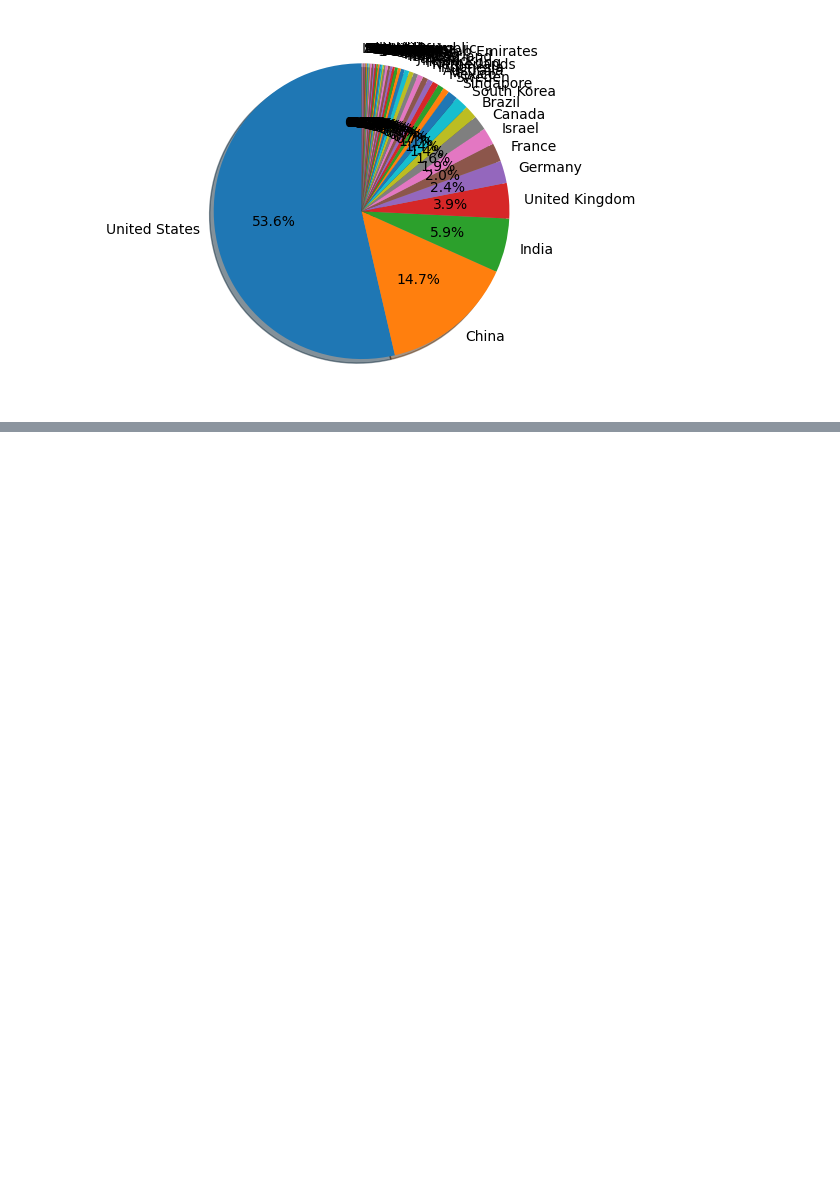
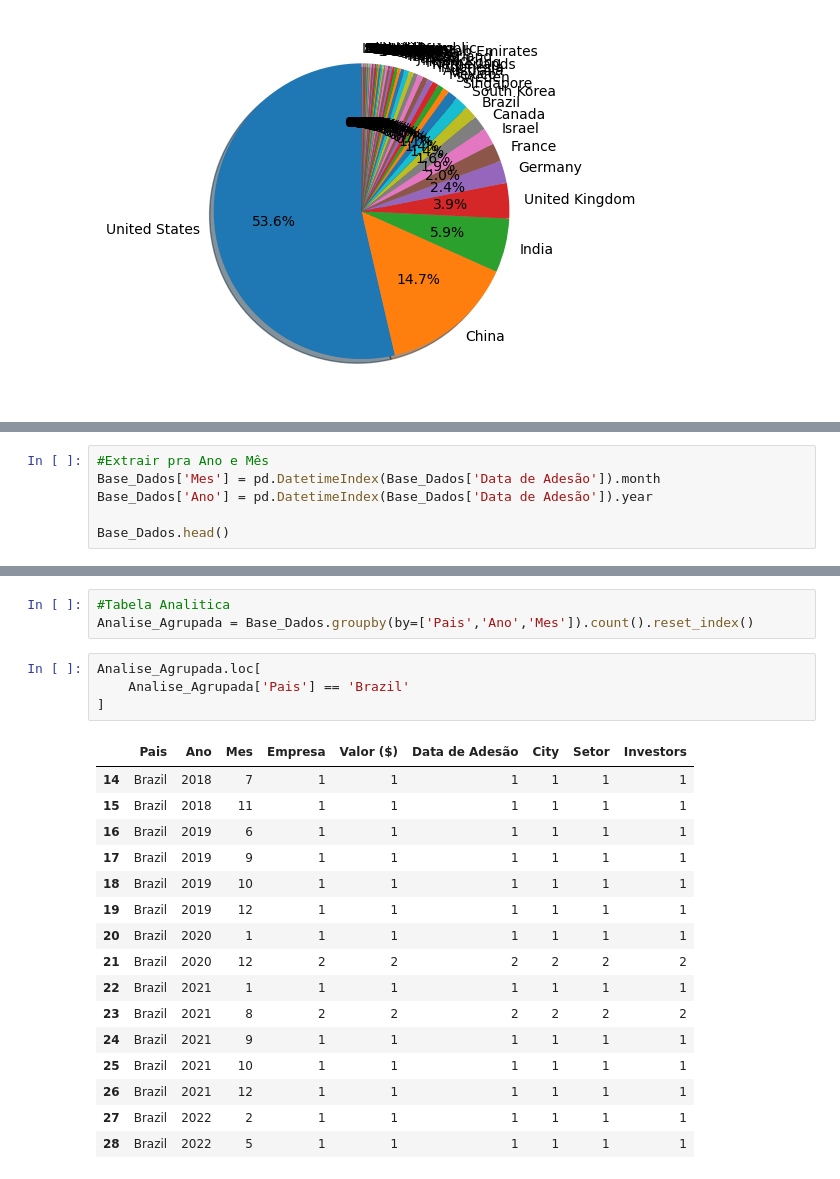
Before and after one commit to 21seya/Analise_dados_conceitos, a Jupyter notebook: projeto01_unicornio.ipynb, the cells around one changed output, grey strips where cells are left out. Cells and saved outputs as stored; diff of their text form; blank space fills up the shorter version.

```diff
--- a/projeto01_unicornio.ipynb
+++ b/projeto01_unicornio.ipynb
@@ -366,0 +392,6 @@ plt.pie(
+# %%
+#Extrair pra Ano e Mês
+Base_Dados['Mes'] = pd.DatetimeIndex(Base_Dados['Data de Adesão']).month
+Base_Dados['Ano'] = pd.DatetimeIndex(Base_Dados['Data de Adesão']).year
+
+Base_Dados.head()
@@ -366,0 +405,24 @@ plt.pie(
+# %%
+#Tabela Analitica
+Analise_Agrupada = Base_Dados.groupby(by=['Pais','Ano','Mes']).count().reset_index()
+# %%
+Analise_Agrupada.loc[
+    Analise_Agrupada['Pais'] == 'Brazil'
+]
+# %% [output]
+|  | Pais | Ano | Mes | Empresa | Valor ($) | Data de Adesão | City | Setor | Investors |
+| 14 | Brazil | 2018 | 7 | 1 | 1 | 1 | 1 | 1 | 1 |
+| 15 | Brazil | 2018 | 11 | 1 | 1 | 1 | 1 | 1 | 1 |
+| 16 | Brazil | 2019 | 6 | 1 | 1 | 1 | 1 | 1 | 1 |
+| 17 | Brazil | 2019 | 9 | 1 | 1 | 1 | 1 | 1 | 1 |
+| 18 | Brazil | 2019 | 10 | 1 | 1 | 1 | 1 | 1 | 1 |
+| 19 | Brazil | 2019 | 12 | 1 | 1 | 1 | 1 | 1 | 1 |
+| 20 | Brazil | 2020 | 1 | 1 | 1 | 1 | 1 | 1 | 1 |
+| 21 | Brazil | 2020 | 12 | 2 | 2 | 2 | 2 | 2 | 2 |
+| 22 | Brazil | 2021 | 1 | 1 | 1 | 1 | 1 | 1 | 1 |
+| 23 | Brazil | 2021 | 8 | 2 | 2 | 2 | 2 | 2 | 2 |
+| 24 | Brazil | 2021 | 9 | 1 | 1 | 1 | 1 | 1 | 1 |
+| 25 | Brazil | 2021 | 10 | 1 | 1 | 1 | 1 | 1 | 1 |
+| 26 | Brazil | 2021 | 12 | 1 | 1 | 1 | 1 | 1 | 1 |
+| 27 | Brazil | 2022 | 2 | 1 | 1 | 1 | 1 | 1 | 1 |
+| 28 | Brazil | 2022 | 5 | 1 | 1 | 1 | 1 | 1 | 1 |
```
Also changed, not shown: parts of 6 cells of this notebook.
